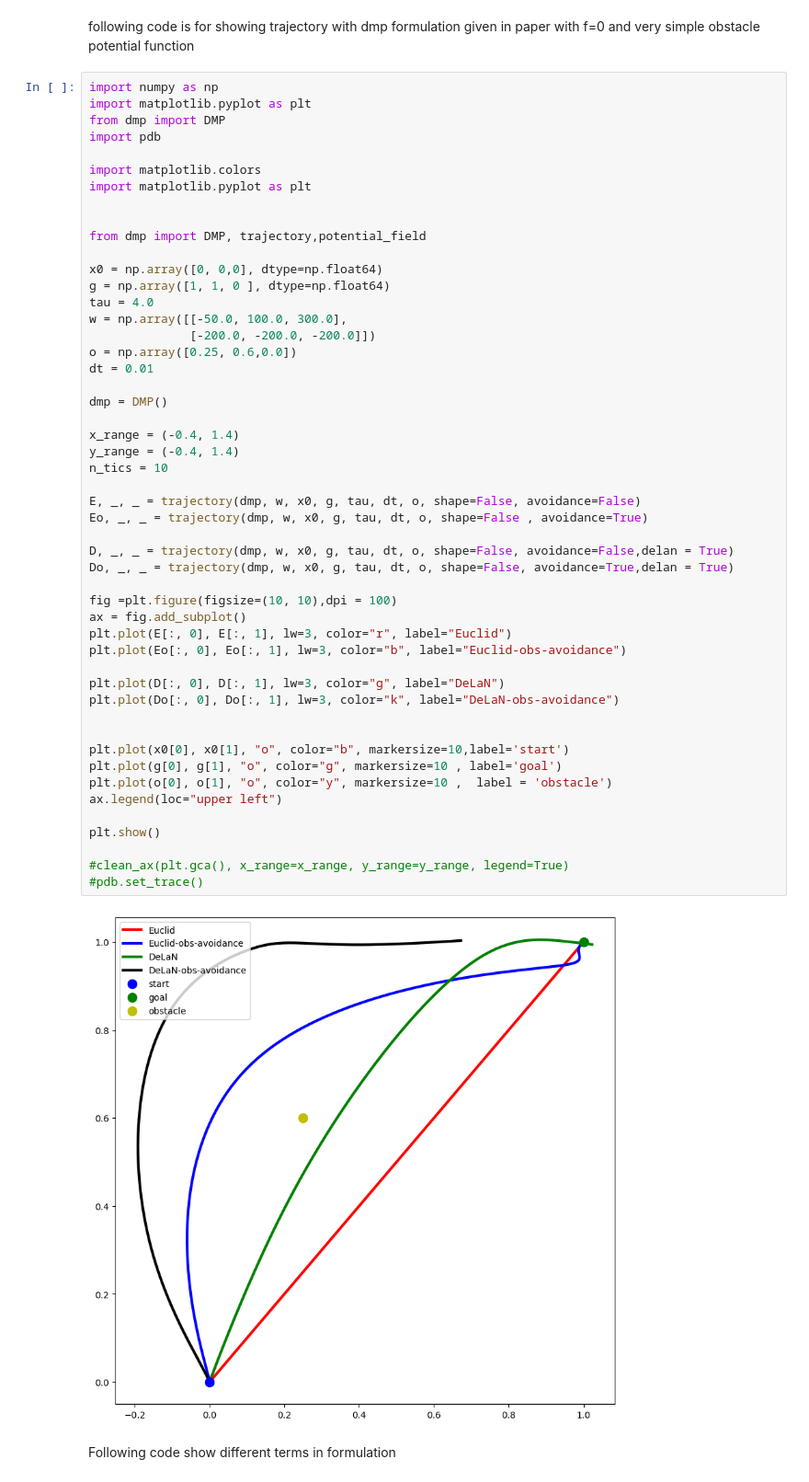
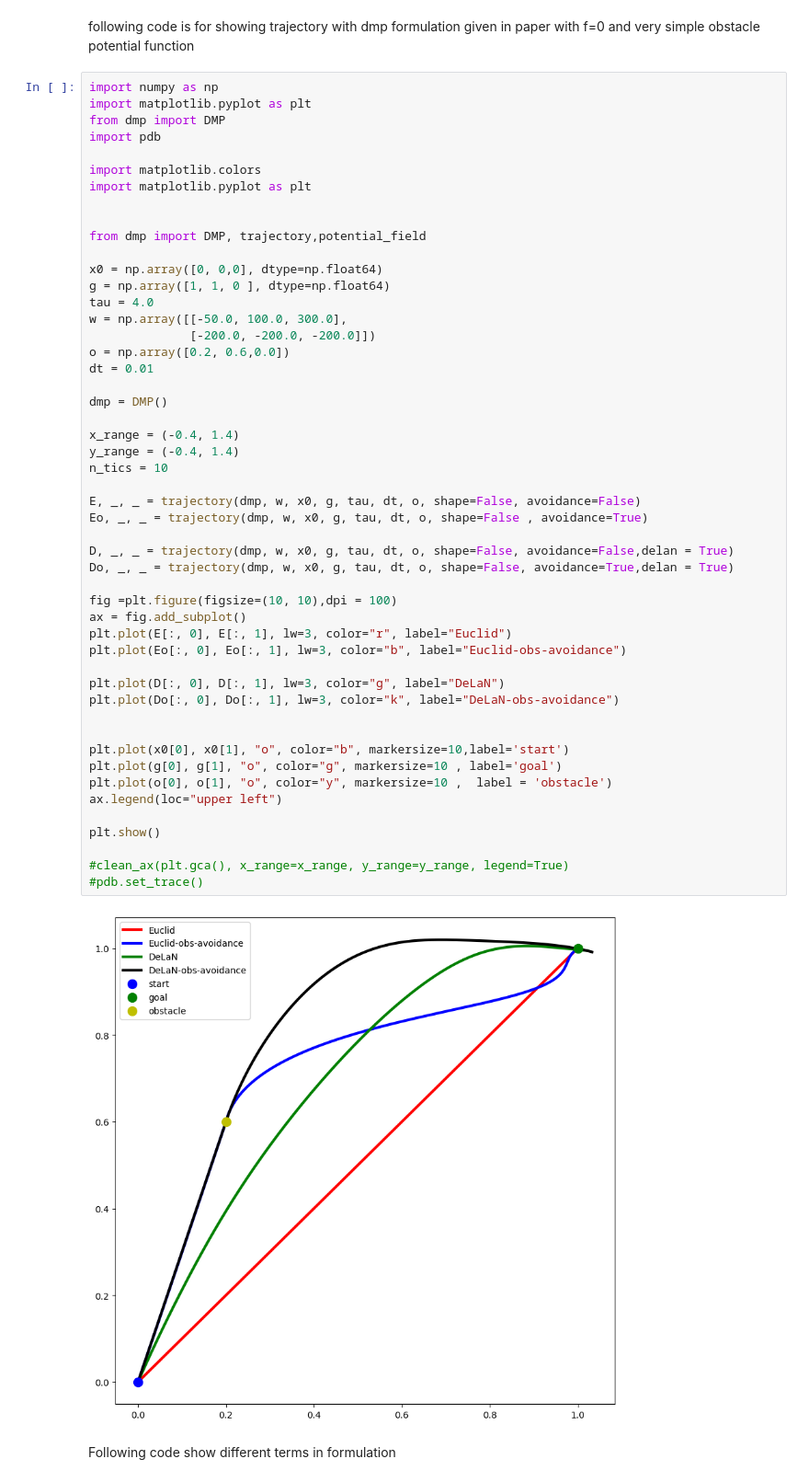
Before and after one commit to prajwalresearch/git_re_dmp, a Jupyter notebook: notebooks/DMP.ipynb, the cells around one changed output. Shown at 92% size. Cells and saved outputs as stored; diff of their text form.

```diff
--- a/notebooks/DMP.ipynb
+++ b/notebooks/DMP.ipynb
@@ -201,41 +204,41 @@ g = np.array([1, 1, 0 ], dtype=np.float64)
 tau = 4.0
 w = np.array([[-50.0, 100.0, 300.0],
               [-200.0, -200.0, -200.0]])
-o = np.array([0.25, 0.6,0.0])
+o = np.array([0.2, 0.6,0.0])
 dt = 0.01
 
 dmp = DMP()
 
 x_range = (-0.4, 1.4)
 y_range = (-0.4, 1.4)
 n_tics = 10
 
 E, _, _ = trajectory(dmp, w, x0, g, tau, dt, o, shape=False, avoidance=False)
 Eo, _, _ = trajectory(dmp, w, x0, g, tau, dt, o, shape=False , avoidance=True)
 
 D, _, _ = trajectory(dmp, w, x0, g, tau, dt, o, shape=False, avoidance=False,delan = True)
 Do, _, _ = trajectory(dmp, w, x0, g, tau, dt, o, shape=False, avoidance=True,delan = True)
 
 fig =plt.figure(figsize=(10, 10),dpi = 100)
 ax = fig.add_subplot()
 plt.plot(E[:, 0], E[:, 1], lw=3, color="r", label="Euclid")
 plt.plot(Eo[:, 0], Eo[:, 1], lw=3, color="b", label="Euclid-obs-avoidance")
 
 plt.plot(D[:, 0], D[:, 1], lw=3, color="g", label="DeLaN")
 plt.plot(Do[:, 0], Do[:, 1], lw=3, color="k", label="DeLaN-obs-avoidance")
 
 
 plt.plot(x0[0], x0[1], "o", color="b", markersize=10,label='start')
 plt.plot(g[0], g[1], "o", color="g", markersize=10 , label='goal')
 plt.plot(o[0], o[1], "o", color="y", markersize=10 ,  label = 'obstacle')
 ax.legend(loc="upper left")
 
 plt.show()
 
 #clean_ax(plt.gca(), x_range=x_range, y_range=y_range, legend=True)
 #pdb.set_trace()
 # %% [output]
-[figure, old version]
+[figure, new version]
 # %% [markdown]
 Following code show different terms in formulation
 # %%
```
Also changed, not shown: parts of 3 cells of this notebook, 1 other file.
